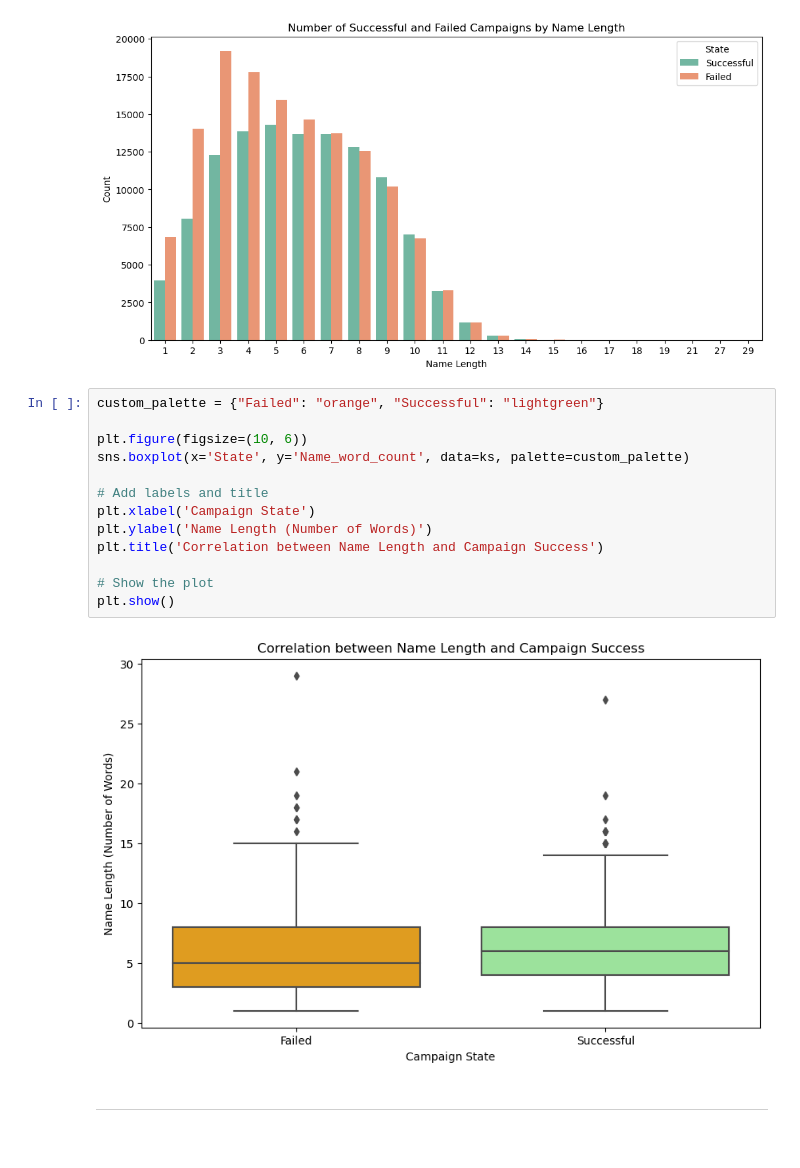
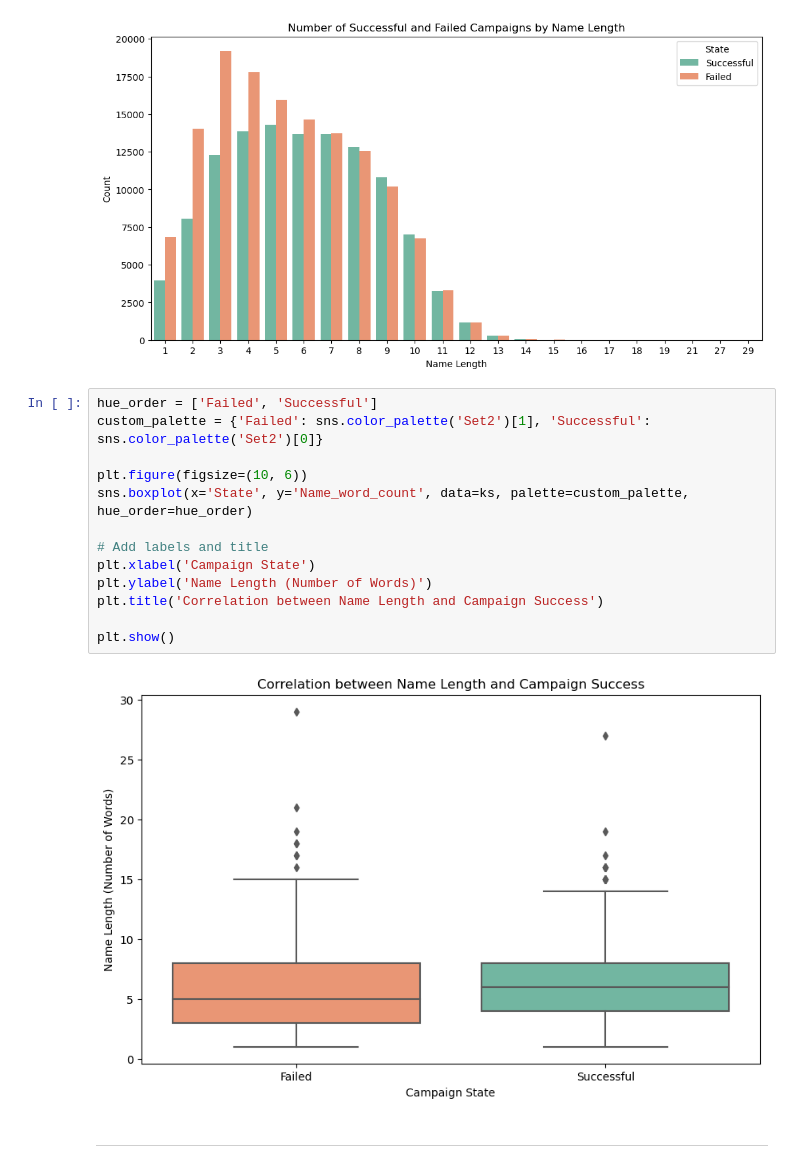
Before and after one commit to KaufmannLukas/ds-kickstarter-project, a Jupyter notebook: EDA.ipynb, the cells around one changed output. Saved outputs shown, nothing was run; the diff lists cells and outputs as text.

```diff
--- a/EDA.ipynb
+++ b/EDA.ipynb
@@ -551,19 +573,19 @@ plt.show()
 # %% [output]
 [figure]
 # %%
-custom_palette = {"Failed": "orange", "Successful": "lightgreen"}
+hue_order = ['Failed', 'Successful']
+custom_palette = {'Failed': sns.color_palette('Set2')[1], 'Successful': sns.color_palette('Set2')[0]}
 
 plt.figure(figsize=(10, 6))
-sns.boxplot(x='State', y='Name_word_count', data=ks, palette=custom_palette)
+sns.boxplot(x='State', y='Name_word_count', data=ks, palette=custom_palette, hue_order=hue_order)
 
 # Add labels and title
 plt.xlabel('Campaign State')
 plt.ylabel('Name Length (Number of Words)')
 plt.title('Correlation between Name Length and Campaign Success')
 
-# Show the plot
 plt.show()
 # %% [output]
-[figure, old version]
+[figure, new version]
 # %% [markdown]
 ---
```
Also changed, not shown: parts of 43 cells of this notebook.
